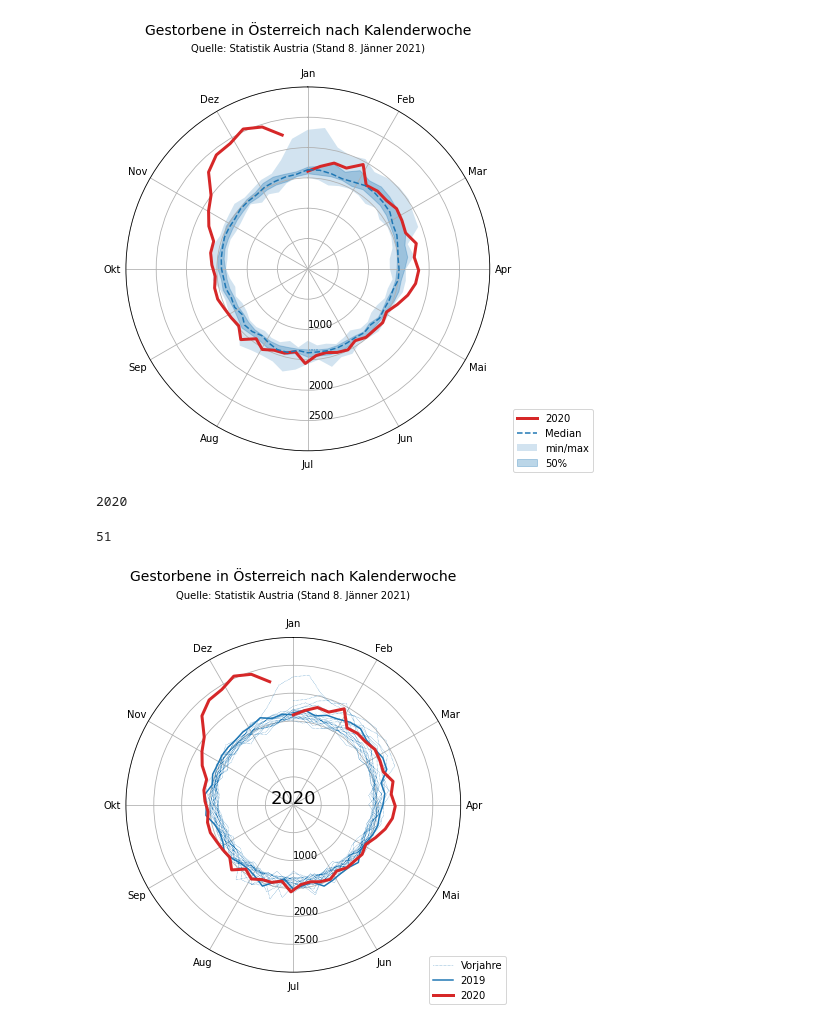
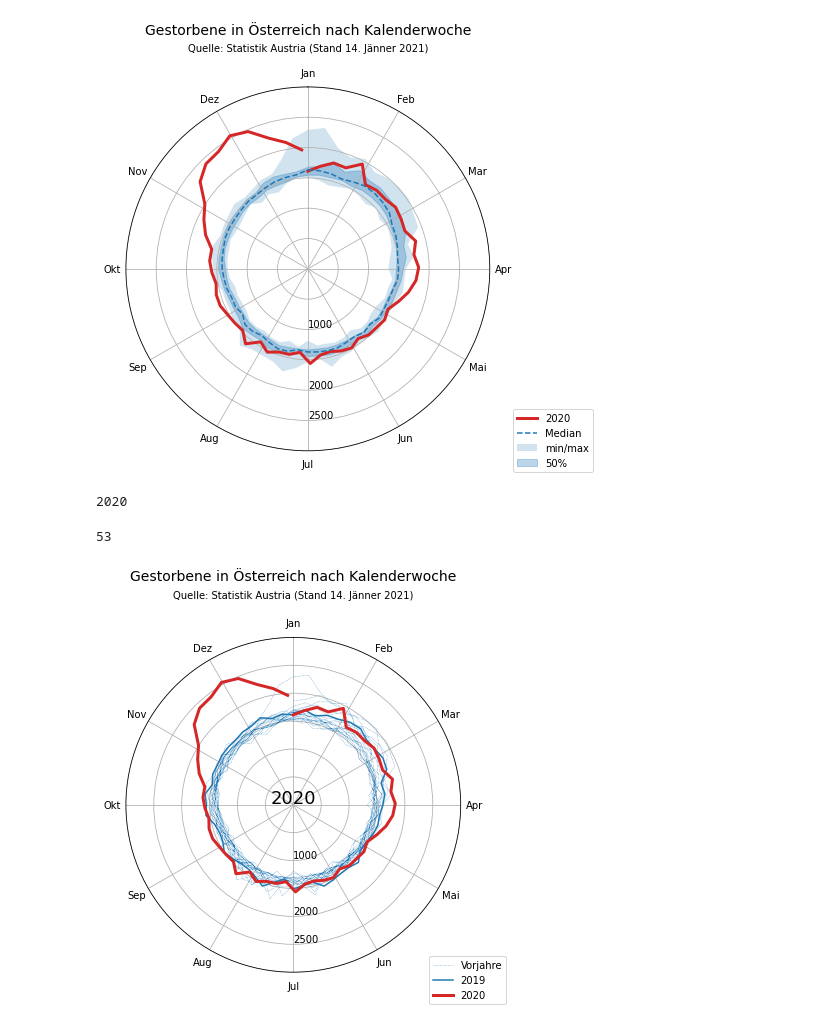
Before and after one commit to attoPascal/statistik-austria-sterblichkeit, a Jupyter notebook: sterblichkeit.ipynb, the cells around one changed output. Drawn from its saved outputs; the diff is of its cells as text; code cells hidden in the pictures.

```diff
--- a/sterblichkeit.ipynb
+++ b/sterblichkeit.ipynb
@@ -41,5 +41,5 @@ Name: F-ANZ-1, Length: 1094, dtype: int64
 # %%
-deaths_per_year = pd.DataFrame(columns=range(2000, 2020+1), index=pd.RangeIndex(1, 53+1, name='week'), dtype='Int64')
+deaths_per_year = pd.DataFrame(columns=range(2000, 2021+1), index=pd.RangeIndex(1, 53+1, name='week'), dtype='Int64')
 
 for yearweek, deaths in deaths_per_week.iteritems():
     year = int(yearweek[5:9])
@@ -72,8 +72,8 @@ def data_for_year(y):
     year = deaths_per_year[y].dropna().to_numpy()
     if y == 2020:
         num_weeks = len(year)
-        day_of_the_year = num_weeks*7 - 3 # ex. week 46 -> november 15 -> day 319
-        theta = np.linspace(0, (day_of_the_year/365)*2*np.pi, num_weeks)
+        # day_of_the_year = num_weeks*7 - 3 # ex. week 46 -> november 15 -> day 319
+        theta = np.linspace(0, (363/366)*2*np.pi, num_weeks)
     else:
         # append first week of next year for correct radial plotting
         year = np.append(year, deaths_per_year.loc[1, y+1])
@@ -127,7 +127,7 @@ ax.set_rmax(3000)
 fig.legend(loc='center right')
 
 fig.suptitle("Gestorbene in Österreich nach Kalenderwoche", fontsize=14, y=1.04)
-ax.set_title("Quelle: Statistik Austria (Stand 8. Jänner 2021)", fontsize=10, y=1.08)
+ax.set_title("Quelle: Statistik Austria (Stand 14. Jänner 2021)", fontsize=10, y=1.08)
 
 plt.savefig('gestorbene.png', dpi=300, bbox_inches='tight', facecolor='white')
 # %% [output]
@@ -135,5 +135,5 @@ plt.savefig('gestorbene.png', dpi=300, bbox_inches='tight', facecolor='white')
 # %%
-years = deaths_per_year.iloc[:, :-1] # excluding 2020
+years = deaths_per_year.iloc[:, :-2] # excluding 2020, 2021
 
 mean = years.mean(axis=1)
 mean[53] = mean[1]
@@ -145,35 +145,35 @@ min = years.min(axis=1)
 min[53] = min[1]
 
 max = years.max(axis=1)
 max[53] = max[1]
 
 q25 = deaths_per_year.quantile(0.25, axis=1).astype(float)
 q25[53] = q25[1]
 
 q75 = deaths_per_year.quantile(0.75, axis=1).astype(float)
 q75[53] = q75[1]
 
 fig, ax = setup_polar_plot()
 
 # ax.plot(np.linspace(0, 2*np.pi, len(mean)), mean, label="5y mean")
 # ax.plot(np.linspace(0, 2*np.pi, len(data_for_year(2019))), data_for_year(2019), label="2019")
 
 ax.fill_between(np.linspace(0, 2*np.pi, len(min)), min, max, alpha=0.2, label="min/max")
 ax.fill_between(np.linspace(0, 2*np.pi, len(q25)), q25, q75, alpha=0.3, label="50%", color='tab:blue')
 
 plot_year(ax, 2020, color='tab:red', linewidth=3)
 ax.plot(np.linspace(0, 2*np.pi, len(median)), median, label="Median", linestyle='dashed')
 
 
 ax.set_rmax(3000)
 fig.legend(loc='lower right')
 
 fig.suptitle(f"Gestorbene in Österreich nach Kalenderwoche", fontsize=14, y=1.04)
-ax.set_title("Quelle: Statistik Austria (Stand 8. Jänner 2021)", fontsize=10, y=1.08)
+ax.set_title("Quelle: Statistik Austria (Stand 14. Jänner 2021)", fontsize=10, y=1.08)
 
 plt.savefig('median.png', dpi=300, bbox_inches='tight', facecolor='white')
 # %% [output]
-[figure, old version]
+[figure, new version]
 # %%
 fig, ax = setup_polar_plot(figsize=(6, 6.2), constrained_layout=False)
 
@@ -186,7 +186,7 @@ pos.x1 -= 0.012
 ax.set_position(pos)
 
 fig.suptitle("Gestorbene in Österreich nach Kalenderwoche", fontsize=14)
-ax.set_title("Quelle: Statistik Austria (Stand 8. Jänner 2021)", fontsize=10, y=1.1)
+ax.set_title("Quelle: Statistik Austria (Stand 14. Jänner 2021)", fontsize=10, y=1.1)
 
 old, = ax.plot([], [], color='tab:blue', linewidth=0.5, linestyle='dotted', label="Vorjahre")
 prev, = ax.plot([], [], color='tab:blue', label="2019")
@@ -252,5 +252,5 @@ plt.savefig('deaths.png', dpi=300, bbox_inches='tight', facecolor='white')
 # $ ffmpeg -i deaths.mp4 -vf "fps=15,scale=900:-1:flags=lanczos,split[s0][s1];[s0]palettegen[p];[s1][p]paletteuse" -loop 0 deaths.gif
 # %% [output]
 2020
-51
+53
-[figure, old version]
+[figure, new version]
```
Also changed, not shown: parts of 4 cells of this notebook, 5 other files.
